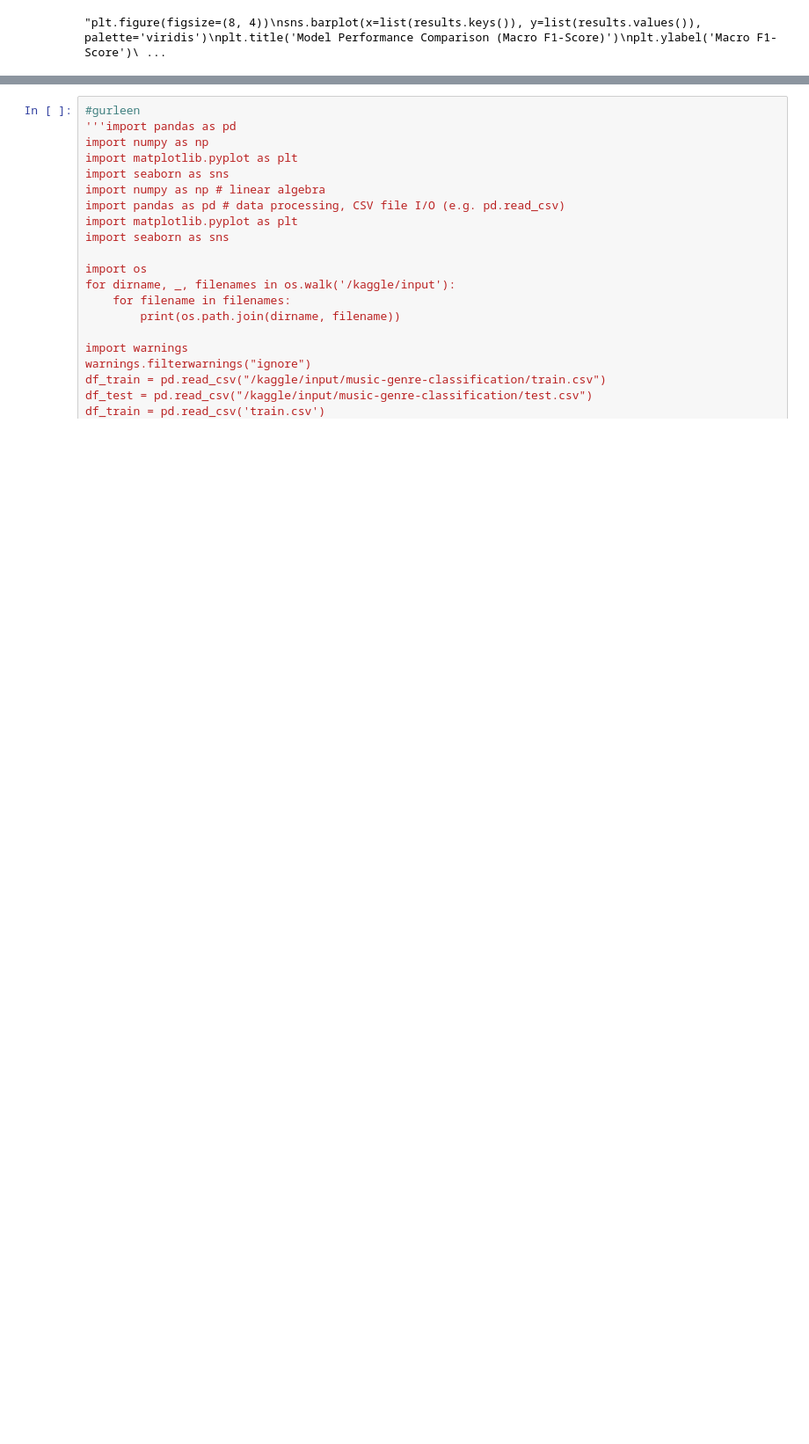
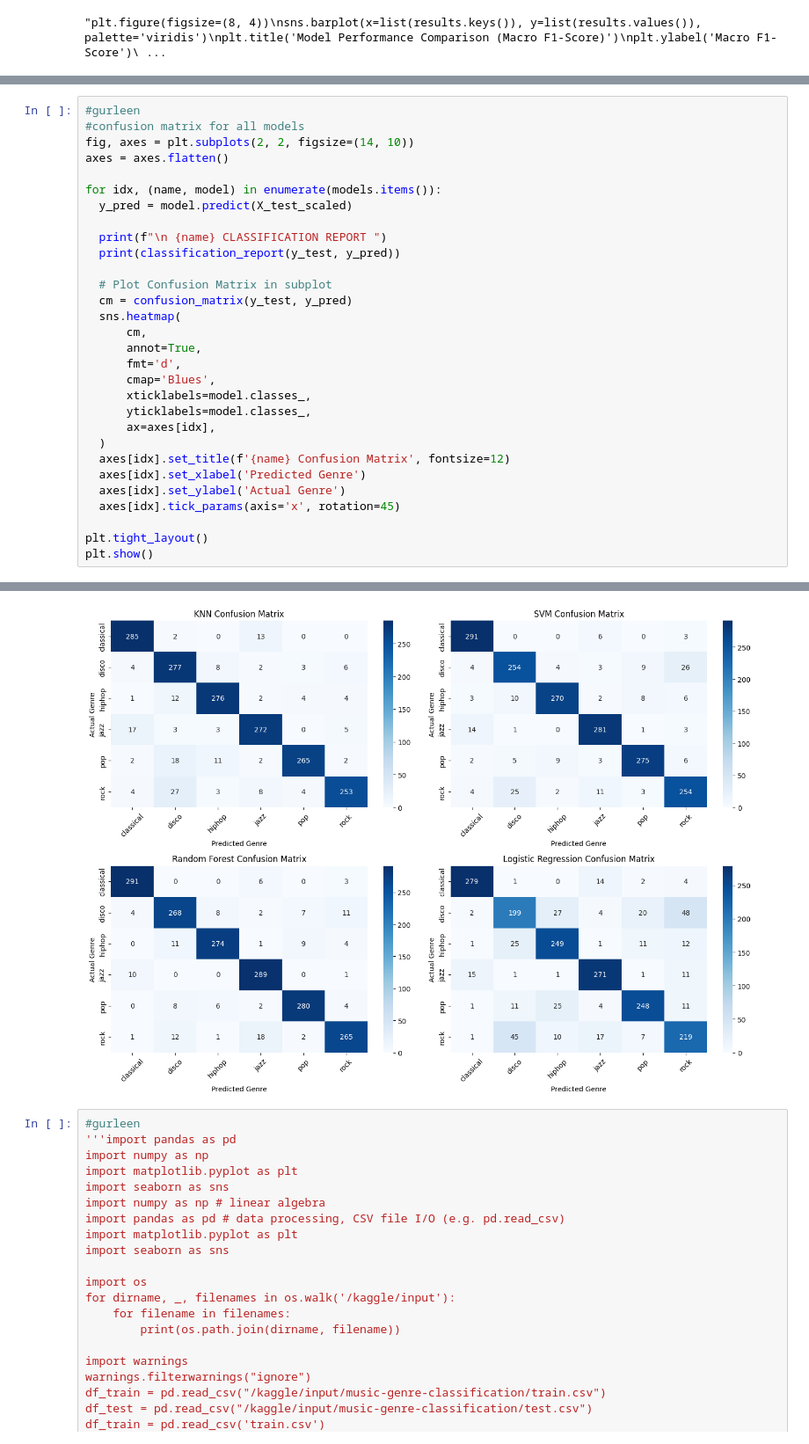
Before and after one commit to SNIGDHA-ms24043/IDC-PROJECT--Music-Genre-Classification, a Jupyter notebook: Music_Genre_IDC_Project.ipynb, the cells around one changed output, grey strips where cells are left out. Shown at 88% size. Cells and saved outputs as stored; diff of their text form; blank space fills up the shorter version.

```diff
--- a/Music_Genre_IDC_Project.ipynb
+++ b/Music_Genre_IDC_Project.ipynb
@@ -472,0 +516,31 @@ Logistic Regression:
+# %%
+#gurleen
+#confusion matrix for all models
+fig, axes = plt.subplots(2, 2, figsize=(14, 10))
+axes = axes.flatten()
+
+for idx, (name, model) in enumerate(models.items()):
+  y_pred = model.predict(X_test_scaled)
+
+  print(f"\n {name} CLASSIFICATION REPORT ")
+  print(classification_report(y_test, y_pred))
+
+  # Plot Confusion Matrix in subplot
+  cm = confusion_matrix(y_test, y_pred)
+  sns.heatmap(
+      cm,
+      annot=True,
+      fmt='d',
+      cmap='Blues',
+      xticklabels=model.classes_,
+      yticklabels=model.classes_,
+      ax=axes[idx],
+  )
+  axes[idx].set_title(f'{name} Confusion Matrix', fontsize=12)
+  axes[idx].set_xlabel('Predicted Genre')
+  axes[idx].set_ylabel('Actual Genre')
+  axes[idx].tick_params(axis='x', rotation=45)
+
+plt.tight_layout()
+plt.show()
+# %% [output]
@@ -473,3 +564,4 @@ Logistic Regression:
+[figure, added]
 # %%
 #gurleen
 '''import pandas as pd
```
Also changed, not shown: parts of 3 cells of this notebook.
